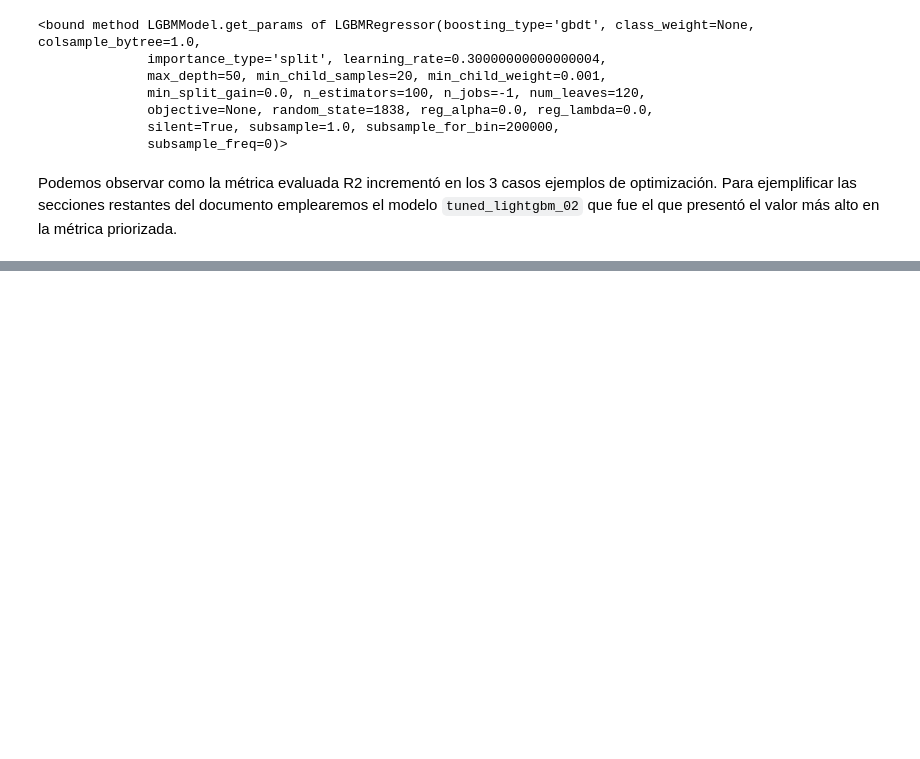
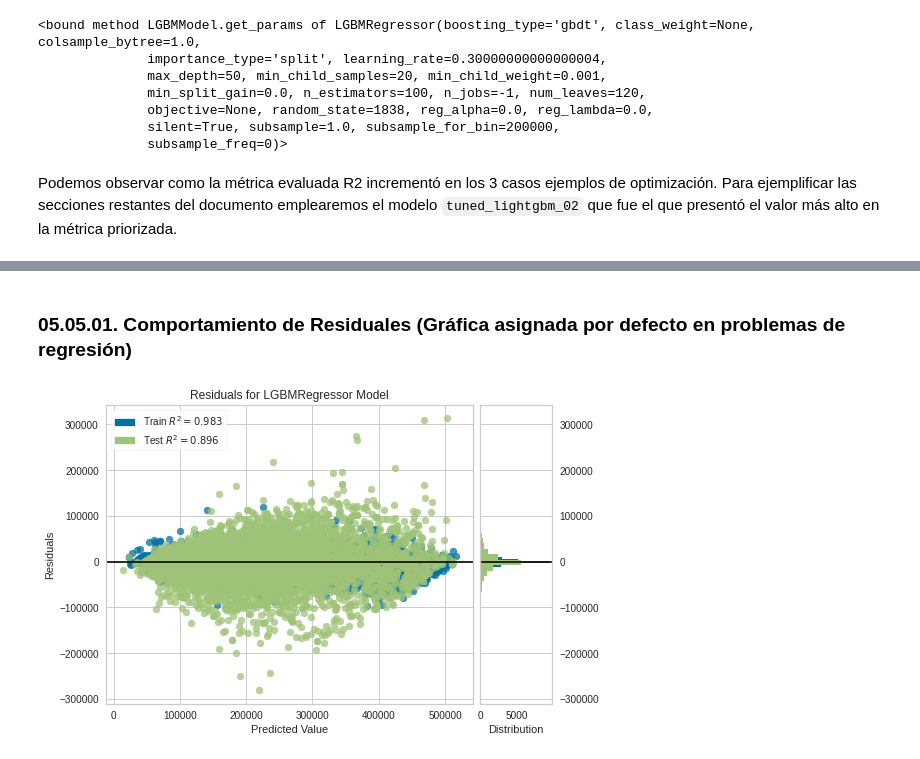
Before and after one commit to alexandergribenchenko/Acamica_P_04_Pycaret_Exploration_Project, a Jupyter notebook: Acamica_PY_04.ipynb, the cells around one changed output, grey strips where cells are left out. Saved outputs shown, nothing was run; the diff lists cells and outputs as text; code cells hidden in the pictures; blank space fills up the shorter version.

```diff
--- a/Acamica_PY_04.ipynb
+++ b/Acamica_PY_04.ipynb
@@ -396,0 +403,6 @@ Podemos observar como la métrica evaluada R2 incrementó en los 3 casos ejemplo
+# %% [markdown]
+### **05.05.01. Comportamiento de Residuales (Gráfica asignada por defecto en problemas de regresión)**
+# %%
+plot_model(tuned_lightgbm_02)
+# %% [output]
+[figure, added]
```
Also changed, not shown: parts of 10 cells of this notebook.
